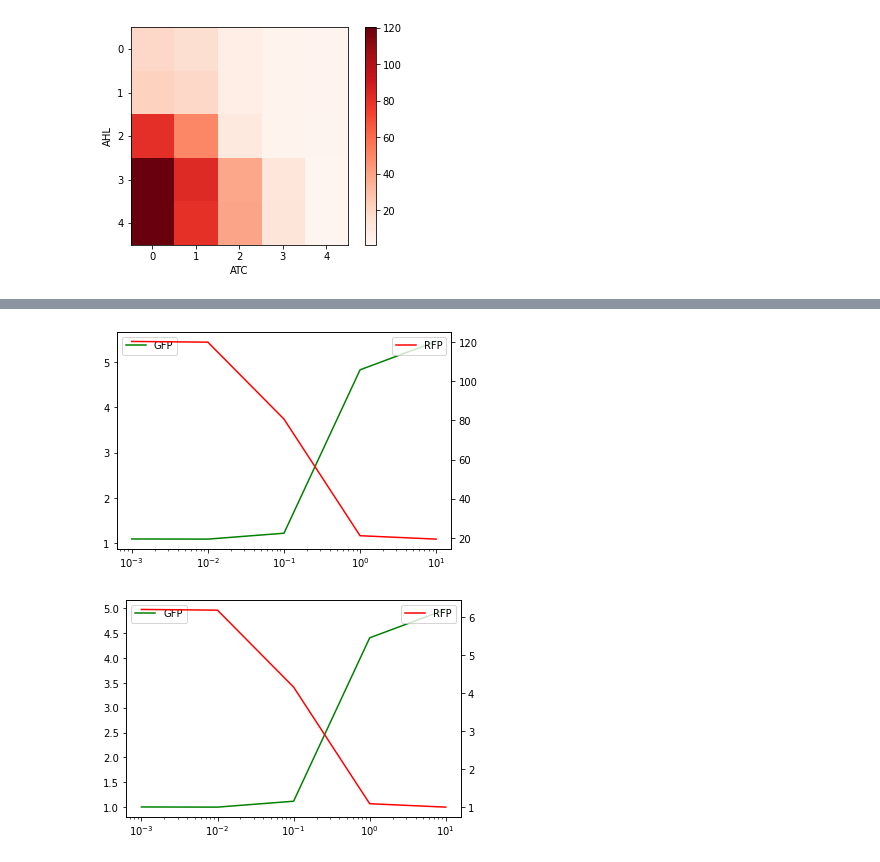
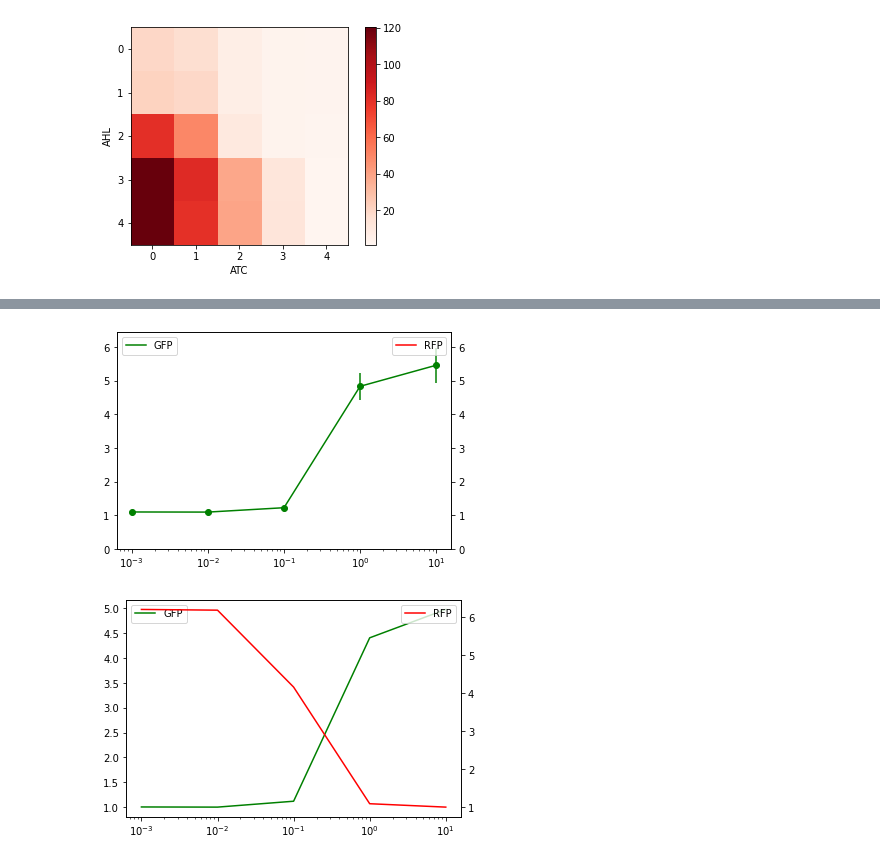
Before and after one commit to martinaoliver/modelling, a Jupyter notebook: 3954/dose_response/load_doseResponse.ipynb, the cells around one changed output, grey strips where cells are left out. Saved outputs shown, nothing was run; the diff lists cells and outputs as text; code cells hidden in the pictures.

```diff
--- a/3954/dose_response/load_doseResponse.ipynb
+++ b/3954/dose_response/load_doseResponse.ipynb
@@ -51,5 +51,5 @@ plt.show()
 maxATC_doseResponse_gfp = mat['fc_gfp_avg'][:,0]
 maxATC_doseResponse_rfp = mat['fc_rfp_avg'][:,0]
 
-maxATC_doseResponse_gfp = mat['fc_gfp_avg'][:,0]
-maxATC_doseResponse_rfp = mat['fc_rfp_avg'][:,0]
+maxATC_doseResponse_gfp_sem = mat['fc_gfp_sem'][:,0]
+maxATC_doseResponse_rfp_sem = mat['fc_rfp_sem'][:,0]
@@ -56,20 +59,23 @@ maxATC_doseResponse_rfp = mat['fc_rfp_avg'][:,0]
 # %%
 fig,ax = plt.subplots()
 ax.plot(AHL_list[0],maxATC_doseResponse_gfp,label='GFP', c='green')
-# ax.set_ylim(np.amin(U[0])-pad, np.amax(U[0])+pad)
+ax.errorbar(AHL_list[0],maxATC_doseResponse_gfp,yerr=maxATC_doseResponse_gfp_sem,c='green',fmt='o')
+ax.set_ylim(0, np.amax(maxATC_doseResponse_gfp)+1)
 ax.legend(loc=2) #upper left
 ax.ticklabel_format(useOffset=False)
 
 ax2=ax.twinx()
 ax2.plot(AHL_list[0],maxATC_doseResponse_rfp,label='RFP', c='red')
-# ax2.set_ylim(np.amin(U[1])-pad, np.amax(U[1])+pad)
+ax.errorbar(AHL_list[0],maxATC_doseResponse_rfp,yerr=maxATC_doseResponse_rfp_sem,c='red',fmt='o')
+
+ax2.set_ylim(0, np.amax(maxATC_doseResponse_gfp) + 1)
 ax2.legend(loc=1) #upper right
 
 ax.ticklabel_format(useOffset=False)
 ax.set_xscale('log')
 plt.show()
 # %% [output]
-[figure, old version]
+[figure, new version]
 # %%
 translated_maxATC_doseResponse_gfp = maxATC_doseResponse_gfp/np.amin(maxATC_doseResponse_gfp)
 translated_maxATC_doseResponse_rfp = maxATC_doseResponse_rfp/np.amin(maxATC_doseResponse_rfp)
```
Also changed, not shown: parts of 2 cells of this notebook, 4 other files.
